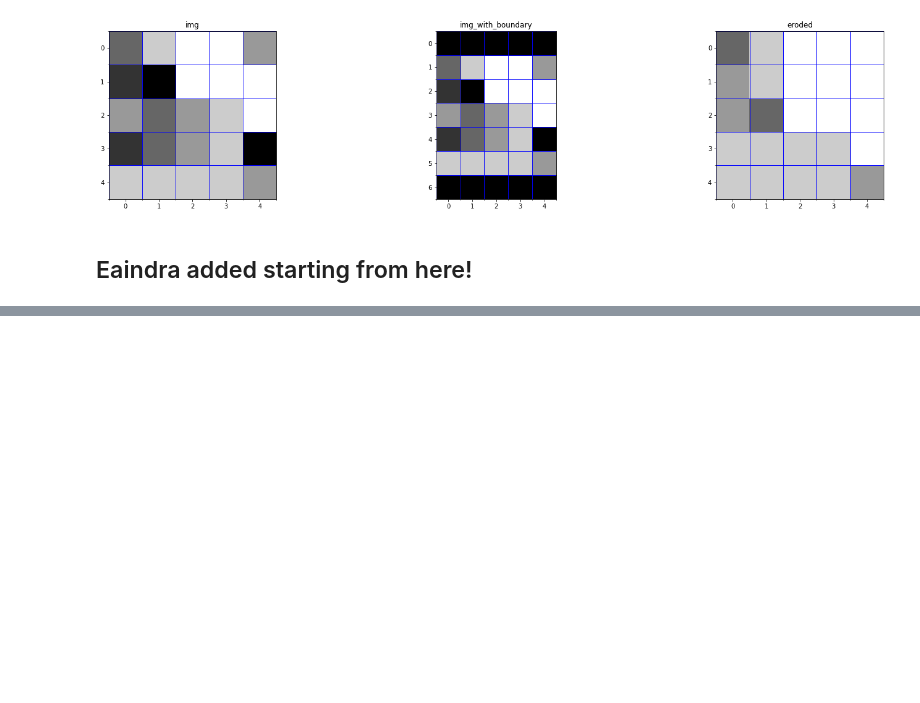
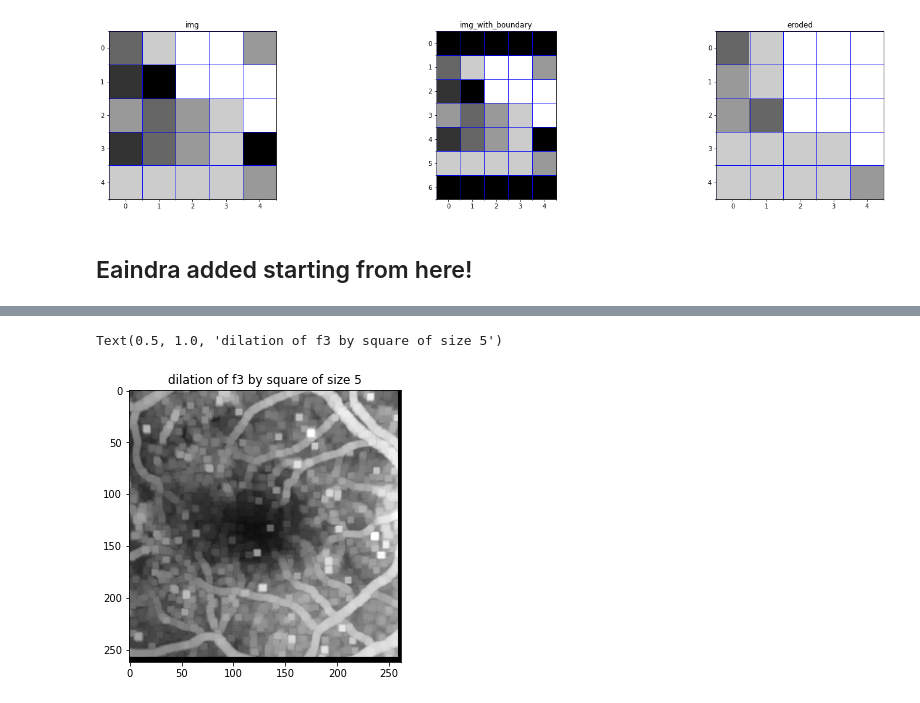
Before and after one commit to digggy/CA-CS-802_Image-Processing, a Jupyter notebook: assignment-1/ip_assignment1.ipynb, the cells around one changed output, grey strips where cells are left out. Cells and saved outputs as stored; diff of their text form; code cells hidden in the pictures; blank space fills up the shorter version.

```diff
--- a/assignment-1/ip_assignment1.ipynb
+++ b/assignment-1/ip_assignment1.ipynb
@@ -330,0 +349,8 @@ plt.imshow(my_data, cmap='gray',vmin=0,vmax=max_val)
+# %%
+my_data = genfromtxt('df3_d3.txt', delimiter=',').astype(int)
+max_val=np.max(my_data)
+plt.imshow(my_data, cmap='gray',vmin=0,vmax=max_val)
+plt.title('dilation of f3 by square of size 5')
+# %% [output]
+Text(0.5, 1.0, 'dilation of f3 by square of size 5')
+[figure, added]
```
Also changed, not shown: parts of 13 cells of this notebook.
